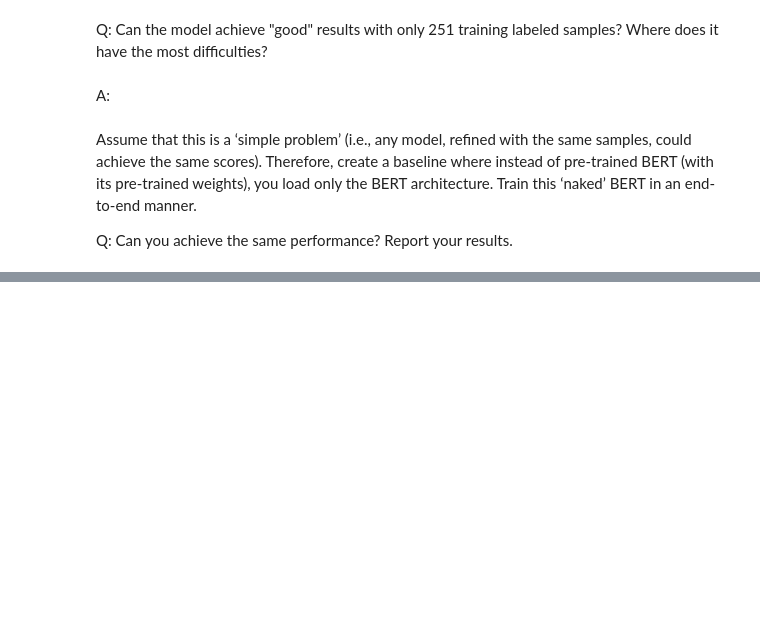
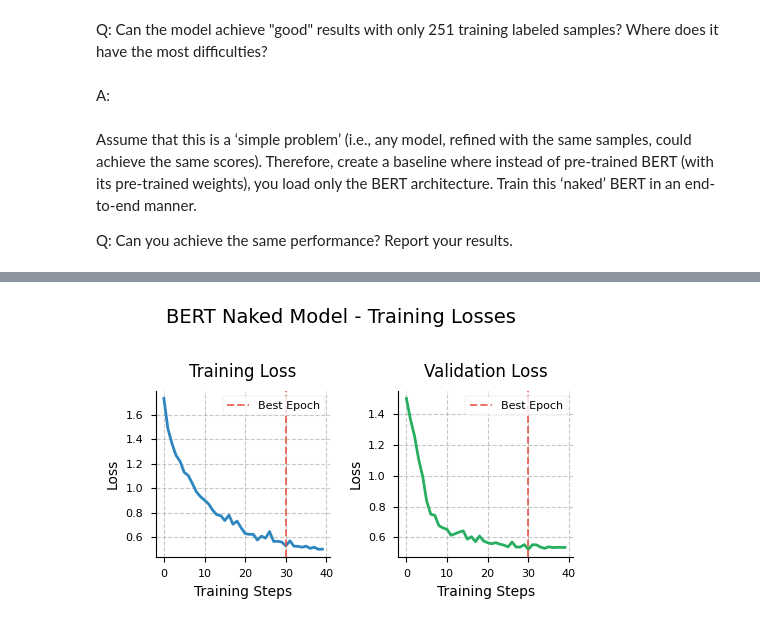
Before and after one commit to RenatoMignone/attack-tactic-recognition-nlp, a Jupyter notebook: lab/notebooks/Task3.ipynb, the cells around one changed output, grey strips where cells are left out. Saved outputs shown, nothing was run; the diff lists cells and outputs as text; code cells hidden in the pictures; blank space fills up the shorter version.

```diff
--- a/lab/notebooks/Task3.ipynb
+++ b/lab/notebooks/Task3.ipynb
@@ -59,6 +393,6 @@ def save_figure_for_report(filename, dpi=300, bbox_inches='tight'):
 # %%
-train_df = pd.read_json("../data/train.json")
-test_df = pd.read_json("../data/test.json")
+train_df = pd.read_json(f"{data_path}/train.json")
+test_df = pd.read_json(f"{data_path}/test.json")
 print(f"The dataset contains {train_df.shape[0]:,} elements")
 train_df.head(2)
 # %% [output]
@@ -290,13 +630,13 @@ train_dataloader = DataLoader(
     tokenized_datasets["train"],
     shuffle=True,
     collate_fn=data_collator,
-    batch_size=4,
+    batch_size=16,
 )
 eval_dataloader = DataLoader(
-    tokenized_datasets["valid"], collate_fn=data_collator, batch_size=4
+    tokenized_datasets["valid"], collate_fn=data_collator, batch_size=16
 )
 test_dataloader = DataLoader(
-    tokenized_datasets["test"], collate_fn=data_collator, batch_size=4
+    tokenized_datasets["test"], collate_fn=data_collator, batch_size=16
 )
 # %% [markdown]
 ## Fine-Tuning a pre-trained model
@@ -315,7 +655,7 @@ You should probably TRAIN this model on a down-stream task to be able to use it
 # Notice: model has already been pre-trained.
 # We DO NOT WANT to ruin it! Just a "gentle touch" > keep your LR small!
 LR = 5e-6
-N_TRAIN_EPOCHS = 50
+N_TRAIN_EPOCHS = 40
 # Define optimizer
 optimizer = AdamW(model.parameters(), lr=LR)
 # %%
@@ -641,0 +801,4 @@ KeyboardInterrupt:
+# %%
+plot_stats("BERT Naked Model", train_losses_NK,validation_losses=val_losses_NK, best_epoch=best_epoch_NK)
+# %% [output]
+[figure, added]
```
Also changed, not shown: parts of 36 cells of this notebook.
